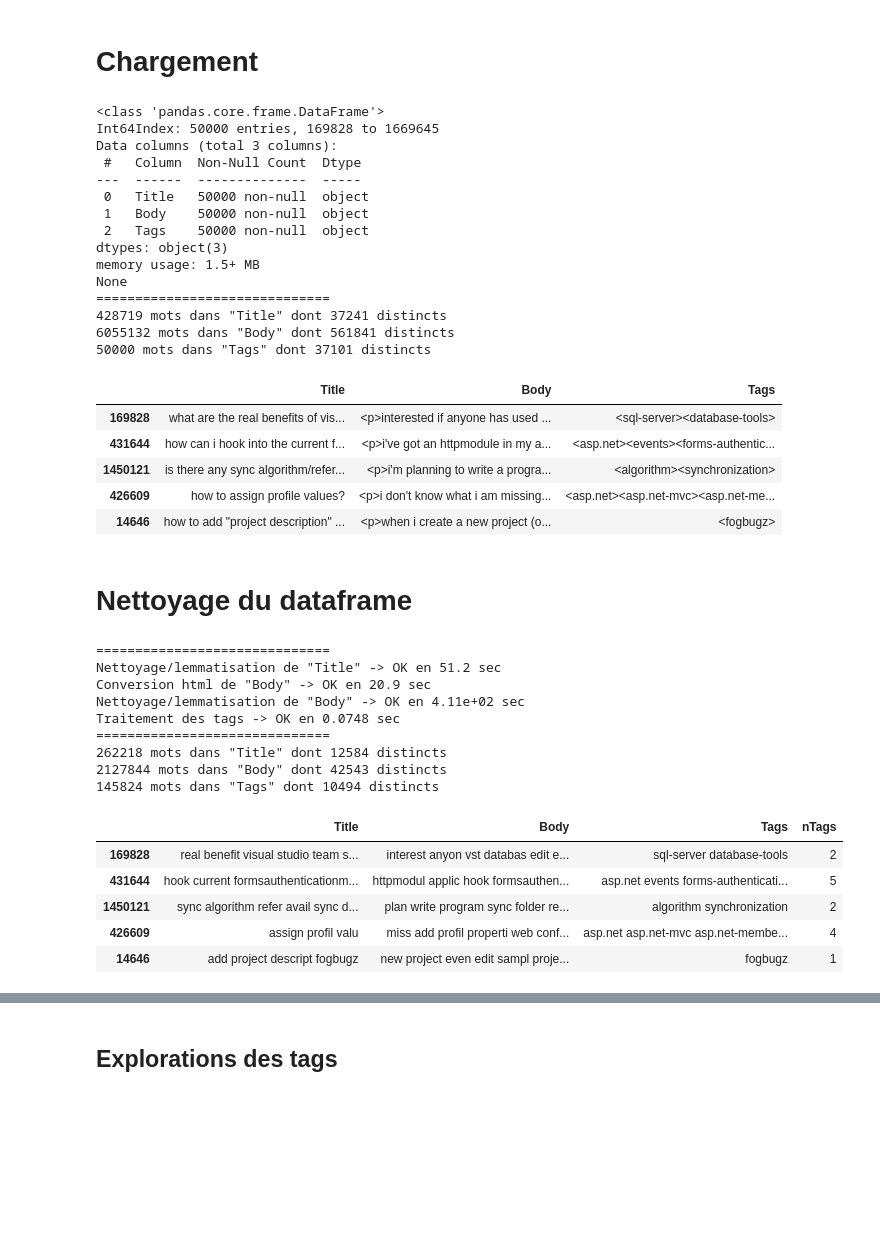
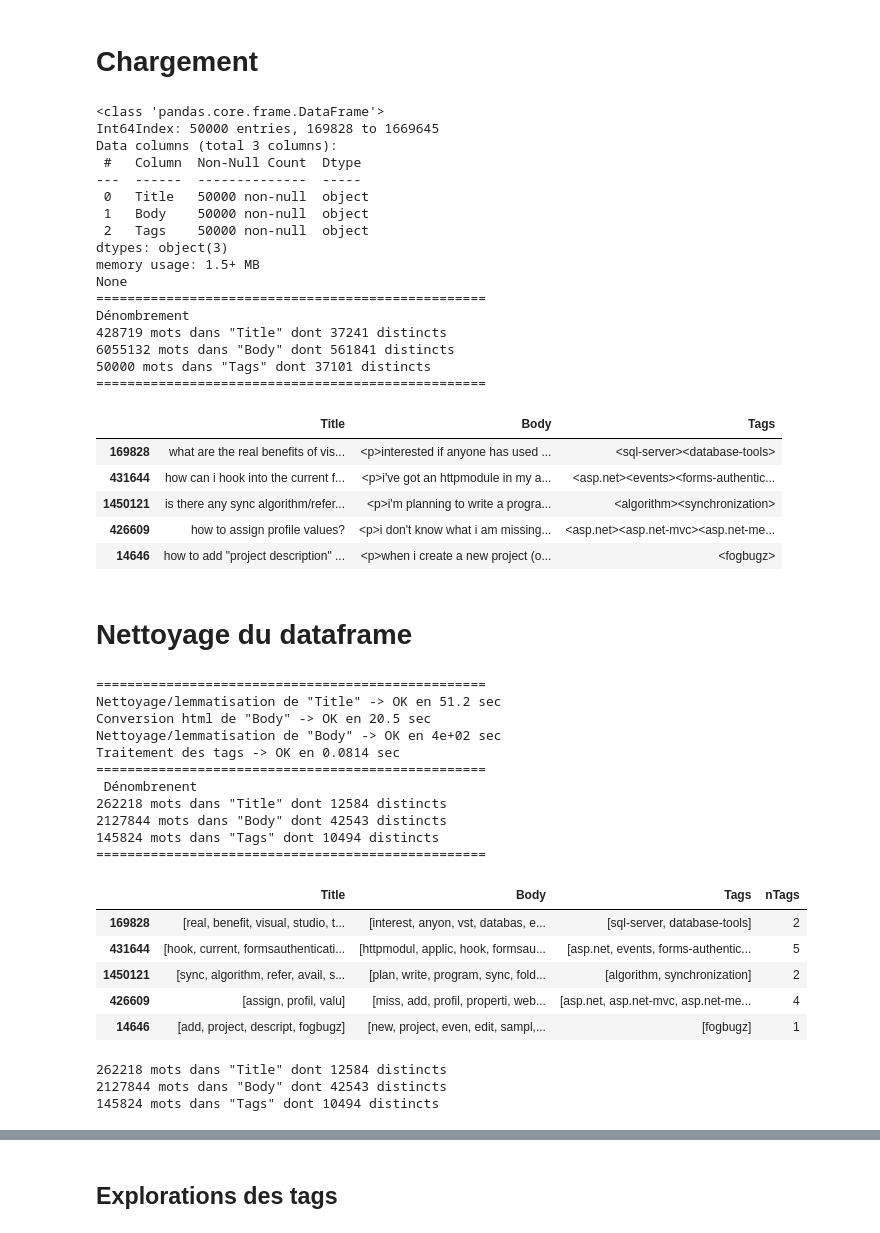
Before and after one commit to FKO78/OC-ds-p6, a Jupyter notebook: P6_Catégorisez_automatiquement_des_questions.ipynb, the cells around one changed output, grey strips where cells are left out. Cells and saved outputs as stored; diff of their text form; code cells hidden in the pictures; blank space fills up the shorter version.

```diff
--- a/P6_Catégorisez_automatiquement_des_questions.ipynb
+++ b/P6_Catégorisez_automatiquement_des_questions.ipynb
@@ -74,9 +70,8 @@ def clean_field(col, tknzr, sw, lmtzr, stmr):
     suppression des stopwords, lemmatisation et racinisation
     """
 
-    return ' '.join([stmr.stem(lmtzr.lemmatize(w, get_wordnet_pos(w))) \
-                     for w in tknzr.tokenize(col) \
-                     if w not in sw and w.isalpha()])
+    return [stmr.stem(lmtzr.lemmatize(w, get_wordnet_pos(w))) \
+            for w in tknzr.tokenize(col) if w not in sw and w.isalpha()]
 
 def get_wordnet_pos(word):
     """
@@ -90,6 +85,22 @@ def get_wordnet_pos(word):
                 "R": wordnet.ADV}
 
     return tag_dict.get(tag, wordnet.NOUN)
+
+def recap_cols(df, cols):
+    """
+    Fonction de dénombrement du contenu des listes des colonnes (cols) de df
+    """
+
+    print('='*50, '\nDénombrenent des mots')
+
+    for col in cols:
+        liste = list(itertools.chain.from_iterable(df[col].values))
+        freq[col] = Counter(liste).most_common()
+        print('\t{:6s} : {} dont {} distincts'.\
+                format(col, sum(dict(freq[col]).values()), len(freq[col])))
+    print('='*50)
+
+    return freq
 # %% [markdown]
 # Chargement
 # %%
@@ -103,11 +114,12 @@ cols = train.columns
 
 print(train.info())
 
-print('='*30)
+print("="*50, '\nDénombrement')
 for col in cols:
     freq[col] = Counter(' '.join(train[col].values).split()).most_common()
     print('{} mots dans "{}" dont {} distincts'.\
           format(sum(dict(freq[col]).values()), col, len(freq[col])))
+print("="*50)
 
 train.head()
 # %% [output]
@@ -122,10 +134,12 @@ Data columns (total 3 columns):
 dtypes: object(3)
 memory usage: 1.5+ MB
 None
-==============================
+==================================================
+Dénombrement
 428719 mots dans "Title" dont 37241 distincts
 6055132 mots dans "Body" dont 561841 distincts
 50000 mots dans "Tags" dont 37101 distincts
+==================================================
 |  | Title | Body | Tags |
 | 169828 | what are the real benefits of vis... | <p>interested if anyone has used ... | <sql-server><database-tools> |
 | 431644 | how can i hook into the current f... | <p>i've got an httpmodule in my a... | <asp.net><events><forms-authentic... |
@@ -149,58 +163,67 @@ tokenizer = nltk.RegexpTokenizer(r'\w+')
 lemmatizer = WordNetLemmatizer()
 stemmer = PorterStemmer()
 
-print('='*30)
+print('='*50)
 
 for col in ['Title', 'Body']:
     if col == 'Body':
         # Convertion du html en chaine standard
         print('Conversion html de "{}" '.format(col), end='')
         start_time = timeit.default_timer()
         train[col] = train[col].apply(conv_html)
         elapsed = timeit.default_timer() - start_time
         print('-> OK en {:.3} sec'.format(elapsed))
 
     # Tokenisation et suppression des stopwords
     print('Nettoyage/lemmatisation de "{}" '.format(col), end='')
     start_time = timeit.default_timer()
     train[col] = train[col].apply(clean_field, tknzr=tokenizer, \
                                   sw=std_sw, lmtzr=lemmatizer, stmr=stemmer)
-    train[col] = train[col].apply(lambda x: ' '.join([w for w in x.split() \
-                                                      if w not in extra_sw]))
+    # Suppression des radicaux qui ne me semblent pas discriminants (ex. use, ...)
+    train[col] = train[col].apply(lambda x: [w for w in x if w not in extra_sw])
     elapsed = timeit.default_timer() - start_time
     print('-> OK en {:.3} sec'.format(elapsed))
 
 # Reformatage des tags
 print('Traitement des tags ', end='')
 start_time = timeit.default_timer()
-train['Tags'] = train['Tags'].apply(lambda x: ' '.join(x[1:-1].split('><')))
+train['Tags'] = train['Tags'].apply(lambda x: x[1:-1].split('><'))
+#train['Tags'] = train['Tags'].apply(lambda x: ' '.join(x[1:-1].split('><')))
 # Ajout du nombre de Tags
-train['nTags'] = train['Tags'].apply(lambda x: len(x.split()))
+train['nTags'] = train['Tags'].apply(lambda x: len(x))
 elapsed = timeit.default_timer() - start_time
 print('-> OK en {:.3} sec'.format(elapsed))
 
-print('='*30)
-for col in cols:
-    freq[col] = Counter(' '.join(train[col].values).split()).most_common()
-    print('{} mots dans "{}" dont {} distincts'.\
-            format(sum(dict(freq[col]).values()), col, len(freq[col])))
+freq = recap_cols(train, cols)
 
 train.head()
 # %% [output]
-==============================
+==================================================
 Nettoyage/lemmatisation de "Title" -> OK en 51.2 sec
-Conversion html de "Body" -> OK en 20.9 sec
-Nettoyage/lemmatisation de "Body" -> OK en 4.11e+02 sec
-Traitement des tags -> OK en 0.0748 sec
-==============================
+Conversion html de "Body" -> OK en 20.5 sec
+Nettoyage/lemmatisation de "Body" -> OK en 4e+02 sec
+Traitement des tags -> OK en 0.0814 sec
+==================================================
+ Dénombrenent
 262218 mots dans "Title" dont 12584 distincts
 2127844 mots dans "Body" dont 42543 distincts
 145824 mots dans "Tags" dont 10494 distincts
+==================================================
 |  | Title | Body | Tags | nTags |
-| 169828 | real benefit visual studio team s... | interest anyon vst databas edit e... | sql-server database-tools | 2 |
-| 431644 | hook current formsauthenticationm... | httpmodul applic hook formsauthen... | asp.net events forms-authenticati... | 5 |
-| 1450121 | sync algorithm refer avail sync d... | plan write program sync folder re... | algorithm synchronization | 2 |
-| 426609 | assign profil valu | miss add profil properti web conf... | asp.net asp.net-mvc asp.net-membe... | 4 |
-| 14646 | add project descript fogbugz | new project even edit sampl proje... | fogbugz | 1 |
+| 169828 | [real, benefit, visual, studio, t... | [interest, anyon, vst, databas, e... | [sql-server, database-tools] | 2 |
+| 431644 | [hook, current, formsauthenticati... | [httpmodul, applic, hook, formsau... | [asp.net, events, forms-authentic... | 5 |
+| 1450121 | [sync, algorithm, refer, avail, s... | [plan, write, program, sync, fold... | [algorithm, synchronization] | 2 |
+| 426609 | [assign, profil, valu] | [miss, add, profil, properti, web... | [asp.net, asp.net-mvc, asp.net-me... | 4 |
+| 14646 | [add, project, descript, fogbugz] | [new, project, even, edit, sampl,... | [fogbugz] | 1 |
+# %%
+for col in cols:
+    liste = list(itertools.chain.from_iterable(train[col].values))
+    freq[col] = Counter(liste).most_common()
+    print('{} mots dans "{}" dont {} distincts'.\
+            format(sum(dict(freq[col]).values()), col, len(freq[col])))
+# %% [output]
+262218 mots dans "Title" dont 12584 distincts
+2127844 mots dans "Body" dont 42543 distincts
+145824 mots dans "Tags" dont 10494 distincts
 # %%
 backup = train.copy()
```
Also changed, not shown: parts of 4 cells of this notebook.
